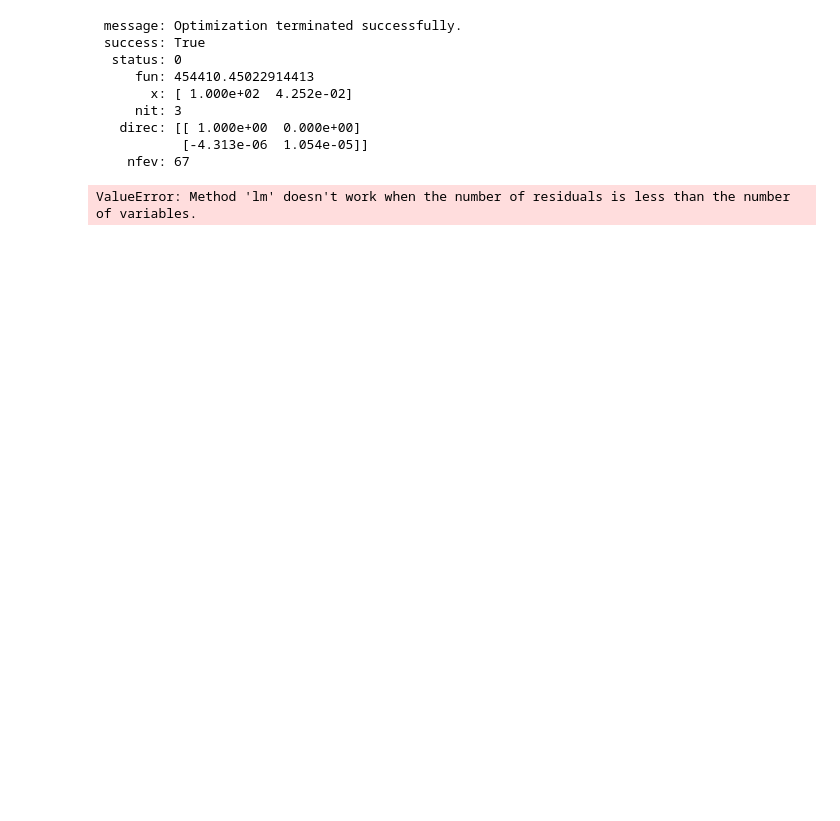
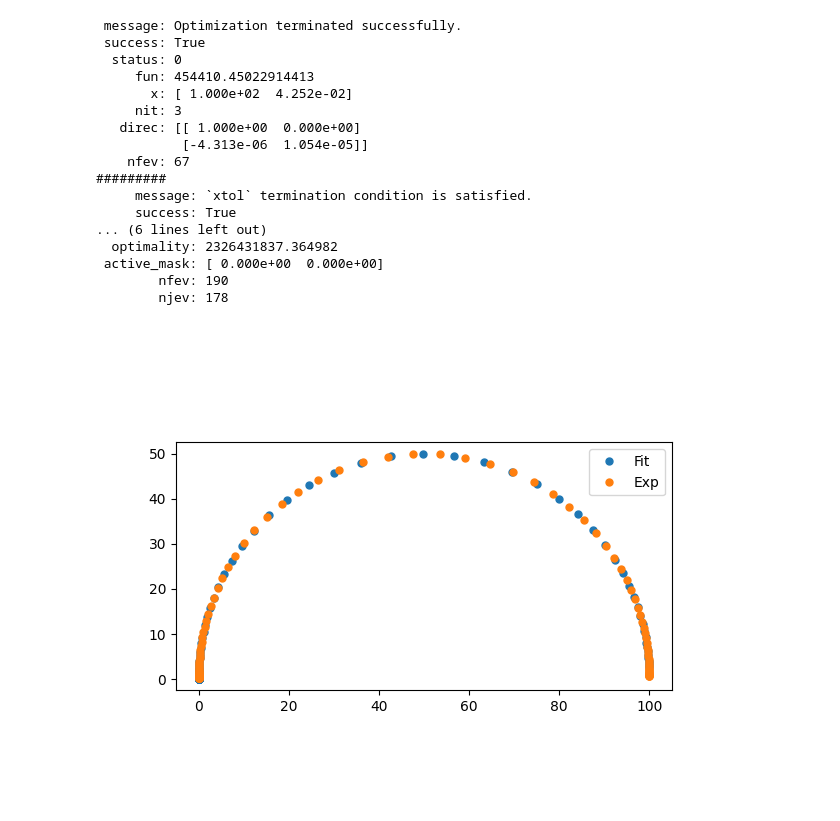
Before and after one commit to Yugal0/fitting-eis-importance-of-weighing, a Jupyter notebook: main.ipynb, the cells around one changed output. Drawn from its saved outputs; the diff is of its cells as text; code cells hidden in the pictures; blank space fills up the shorter version.

```diff
--- a/main.ipynb
+++ b/main.ipynb
@@ -41,32 +41,40 @@ def fun(params,omega,z_exp,weights):
 omega=np.logspace(-3,3,100)
 wt=np.abs(z_exp)
 wt=np.ones(len(z_exp))
 wt=omega
 
 result=minimize(fun,(100,2e-3),args=(omega,z_exp,wt),method="Powell",options={'return_all': False})
 print(result)
 
-result2=least_squares(fun,(100,2e-3),args=(omega,z_exp,wt),method="lm")
+result2=least_squares(fun,(100,2e-3),args=(omega,z_exp,wt))
 print("#########")
 print(result2)
 
 cc = CustomCircuit(initial_guess=[result.x[0],result.x[1]],circuit="p(R_1,C_1)")
 z_fit = cc.predict(frequencies=np.logspace(-3,3,100))
 
 plt.cla()
 plt.plot(np.real(z_fit),-np.imag(z_fit),"o",ms=5,label="Fit")
 plt.plot(np.real(z_exp),-np.imag(z_exp),"o",ms=5,label="Exp")
 plt.gca().set_aspect("equal")
 plt.legend()
 plt.show()
 # %% [output]
  message: Optimization terminated successfully.
  success: True
   status: 0
      fun: 454410.45022914413
        x: [ 1.000e+02  4.252e-02]
      nit: 3
    direc: [[ 1.000e+00  0.000e+00]
            [-4.313e-06  1.054e-05]]
     nfev: 67
+#########
+     message: `xtol` termination condition is satisfied.
+     success: True
+... (6 lines left out)
+  optimality: 2326431837.364982
+ active_mask: [ 0.000e+00  0.000e+00]
+        nfev: 190
+        njev: 178
-ValueError: Method 'lm' doesn't work when the number of residuals is less than the number of variables.
+[figure, added]
```
